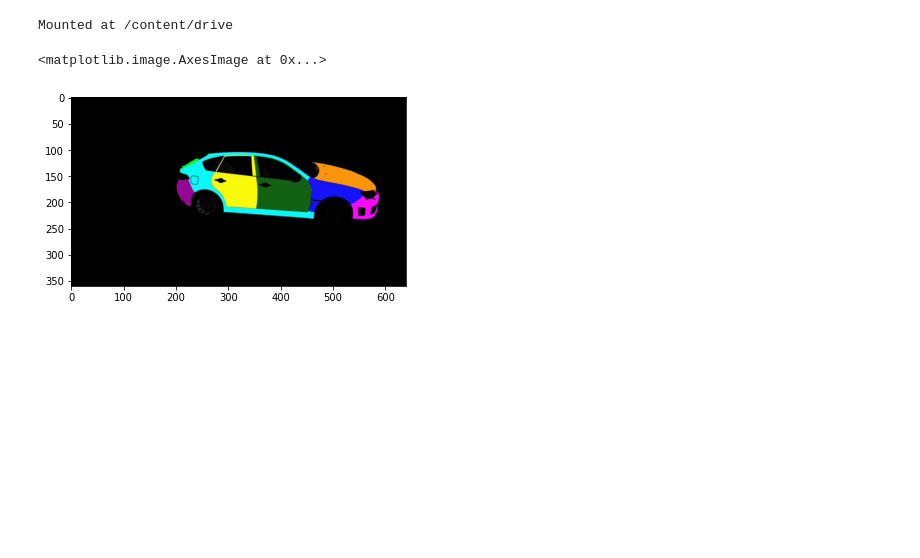
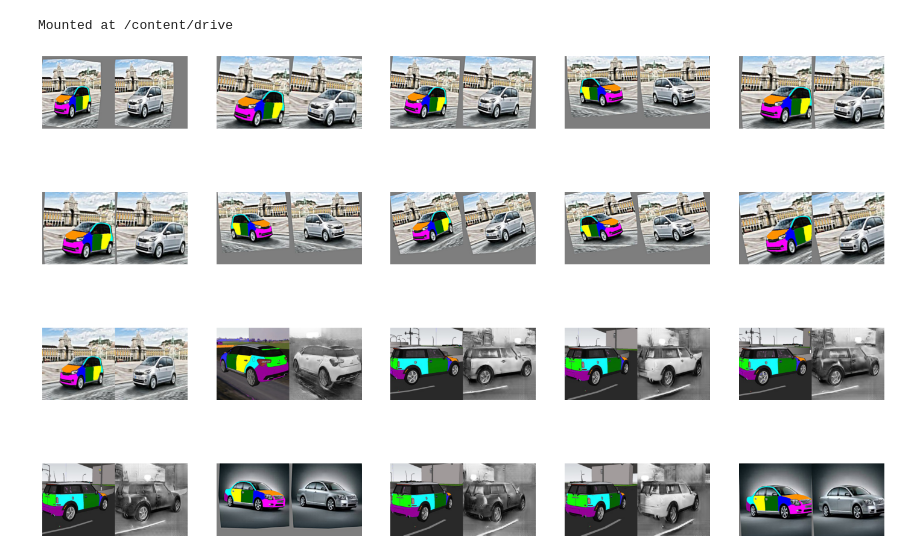
Before and after one commit to georgezefko/Synthetic-Data-Generation, a Jupyter notebook: Read_data.ipynb, the cells around one changed output. Drawn from its saved outputs; the diff is of its cells as text; code cells hidden in the pictures; blank space fills up the shorter version.

```diff
--- a/Read_data.ipynb
+++ b/Read_data.ipynb
@@ -14,7 +17,24 @@ import matplotlib.image as mpimg
-# %%
-
-img=mpimg.imread(str(path1)+'/sti_no_segs_black_i1_i2-0001.png')
-plt.imshow(img)
-# %% [output]
-<matplotlib.image.AxesImage at 0x...>
-[figure, removed]
+# %%
+
+five_doors = "/content/drive/My Drive/Deloitte data/carseg_data/5doors"
+landscape = "/content/drive/My Drive/Deloitte data/carseg_data/landscape"
+opel = "/content/drive/My Drive/Deloitte data/carseg_data/opel"
+train = "/content/drive/My Drive/Deloitte data/carseg_data/train"
+
+img_five_doors=glob.glob(str(five_doors)+'/*.png')
+img_train = glob.glob(str(train)+"/*.jpg")
+img_opel = glob.glob(str(opel)+"/*.jpg")
+img_landscape = glob.glob(str(landscape)+"/*.png")
+# %%
+
+def image(img):
+    plt.figure(figsize=(25, 20))
+    for i in range(20):
+      image = mpimg.imread(img[i])
+      plt.subplot(5,5,i+1)
+      plt.imshow(image)
+      plt.axis('off')
+# %%
+image(img_train)
+# %% [output]
+[figure, added]
```
Also changed, not shown: parts of 2 cells of this notebook.
